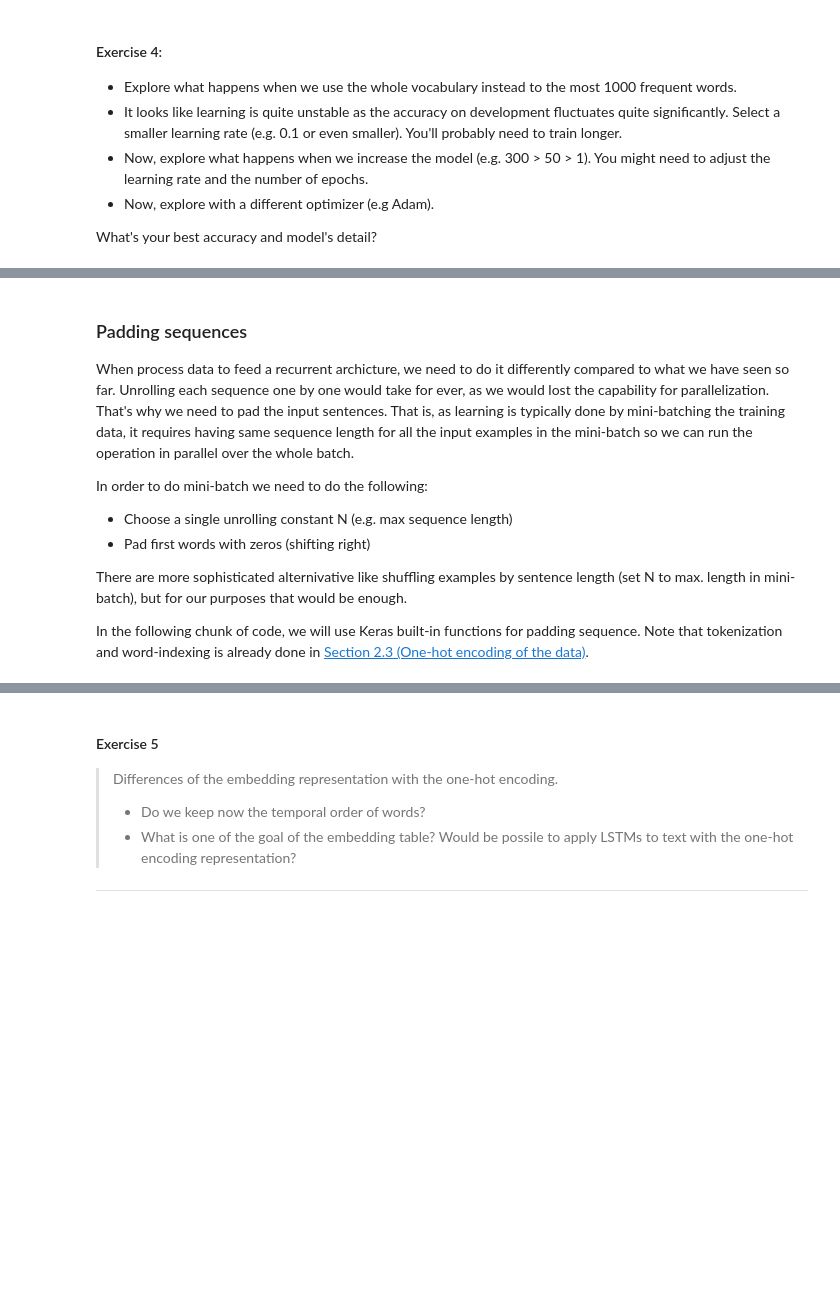
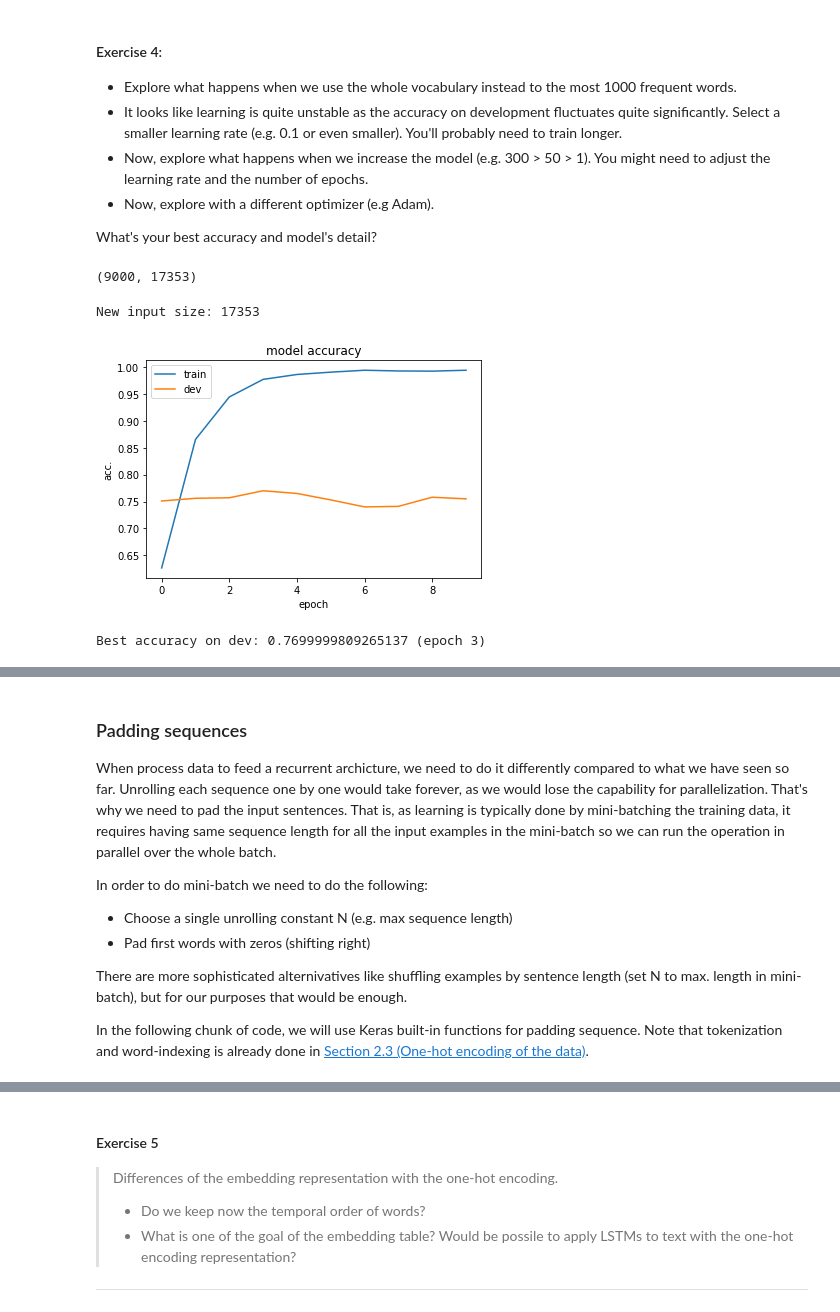
Before and after one commit to juletx/MLNN-labs, a Jupyter notebook: Lab10/DL4NNLP.ipynb, the cells around one changed output, grey strips where cells are left out. Drawn from its saved outputs; the diff is of its cells as text; code cells hidden in the pictures; blank space fills up the shorter version.

Commit message:
Lab10 part 1 completed

```diff
--- a/Lab10/DL4NNLP.ipynb
+++ b/Lab10/DL4NNLP.ipynb
@@ -619,12 +662,16 @@ from tensorflow.keras import utils
 
 # TODO:
 # Create a tokenizer object with 'num_words=None' as argument.
+tokenizer = text.Tokenizer(num_words=None)
 
 # TODO:
 # Build the word index (dictionary)
+tokenizer.fit_on_texts(train_texts) # Create word index using only training part
 
 # TODO:
 # Vectorize texts into one-hot encoding representations
+x_train = tokenizer.texts_to_matrix(train_texts, mode='binary')
+x_dev = tokenizer.texts_to_matrix(dev_texts, mode='binary')
 
 # Change variable names (not needed, actually)
 y_train = train_labels
@@ -632,41 +679,54 @@ y_dev = dev_labels
 
 nb_words = x_train.shape[1]
 print(x_train.shape)
+# %% [output]
+(9000, 17353)
 # %%
 from keras.models import Sequential
 from keras.layers import Dense
 from keras.optimizers import SGD, Adam
 import matplotlib.pyplot as plt
 %matplotlib inline
 
 input_size = x_train[0].shape[0] ## vector length equals to vocabulary size.
 print("New input size: {}".format(input_size))
 
 # TODO:
 # Define the model
 model_av = Sequential()
+model_av.add(Dense(units=300, activation='relu', input_shape=(input_size,)))
+model_av.add(Dense(units=50, activation='relu'))
+model_av.add(Dense(units=1, activation='sigmoid'))
 
 # TODO:
 # Define the optimizer (SGD, Adam, etc.)
+sgd = SGD(lr=0.1)
+adam = Adam(lr=0.1)
 
 # TODO:
 # Compile the model using a loss function and an optimizer.
+model_av.compile(loss='binary_crossentropy', optimizer=adam, metrics=['accuracy'])
 
 # TODO:
 # Fit the model with the appropiate number of epochs and batch size
-history_av = None
+history_av = model_av.fit(x_train, y_train, epochs=10, batch_size=128, validation_data=(x_dev, y_dev), verbose=0)
 
 # summarize history for accuracy
-plt.plot(history_av.history['acc'])
-plt.plot(history_av.history['val_acc'])
+plt.plot(history_av.history['accuracy'])
+plt.plot(history_av.history['val_accuracy'])
 plt.title('model accuracy')
 plt.ylabel('acc.')
 plt.xlabel('epoch')
 plt.legend(['train', 'dev'], loc='upper left')
 plt.show()
+# %% [output]
+New input size: 17353
+[figure, added]
 # %%
-best_idx = np.argmax(history_av.history['val_acc'])
-print("Best accuracy on dev: {} (epoch {})".format(history_av.history['val_acc'][best_idx], best_idx))
+best_idx = np.argmax(history_av.history['val_accuracy'])
+print("Best accuracy on dev: {} (epoch {})".format(history_av.history['val_accuracy'][best_idx], best_idx))
+# %% [output]
+Best accuracy on dev: 0.7699999809265137 (epoch 3)
 # %%
 from keras.backend import clear_session
 clear_session()
@@ -691,14 +751,14 @@ Figure below shows an unrolled LSTM archicture, in which input text sequence, on
 # %% [markdown]
 <a id='section5_padding'></a>
 ### Padding sequences
-When process data to feed a recurrent archicture, we need to do it differently compared to what we have seen so far. Unrolling each sequence one by one would take for ever, as we would lost the capability for parallelization. That's why we need to pad the input sentences. That is, as learning is typically done by mini-batching the training data, it requires having same sequence length for all the input examples in the mini-batch so we can run the operation in parallel over the whole batch.
+When process data to feed a recurrent archicture, we need to do it differently compared to what we have seen so far. Unrolling each sequence one by one would take forever, as we would lose the capability for parallelization. That's why we need to pad the input sentences. That is, as learning is typically done by mini-batching the training data, it requires having same sequence length for all the input examples in the mini-batch so we can run the operation in parallel over the whole batch.
 
 In order to do mini-batch we need to do the following:
 - Choose a single unrolling constant N (e.g. max sequence length)
 - Pad first words with zeros (shifting right)
 
 
-There are more sophisticated alternivative like shuffling examples by sentence length (set N to max. length in mini-batch), but for our purposes that would be enough.
+There are more sophisticated alternivatives like shuffling examples by sentence length (set N to max. length in mini-batch), but for our purposes that would be enough.
 
 In the following chunk of code, we will use Keras built-in functions for padding sequence. Note that tokenization and word-indexing is already done in <a href='#section2_one_hot'>Section 2.3 (One-hot encoding of the data)</a>.
 # %%
```
Also changed, not shown: parts of 26 cells of this notebook.
